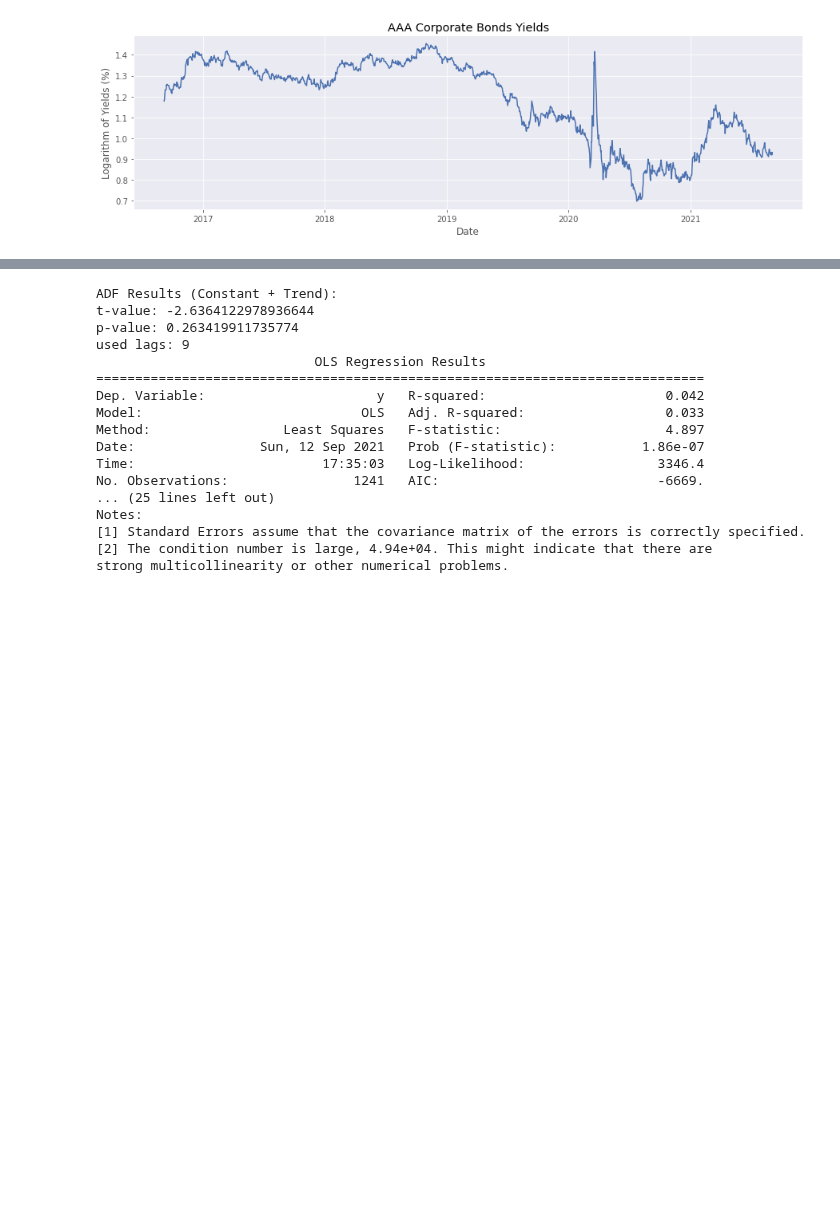
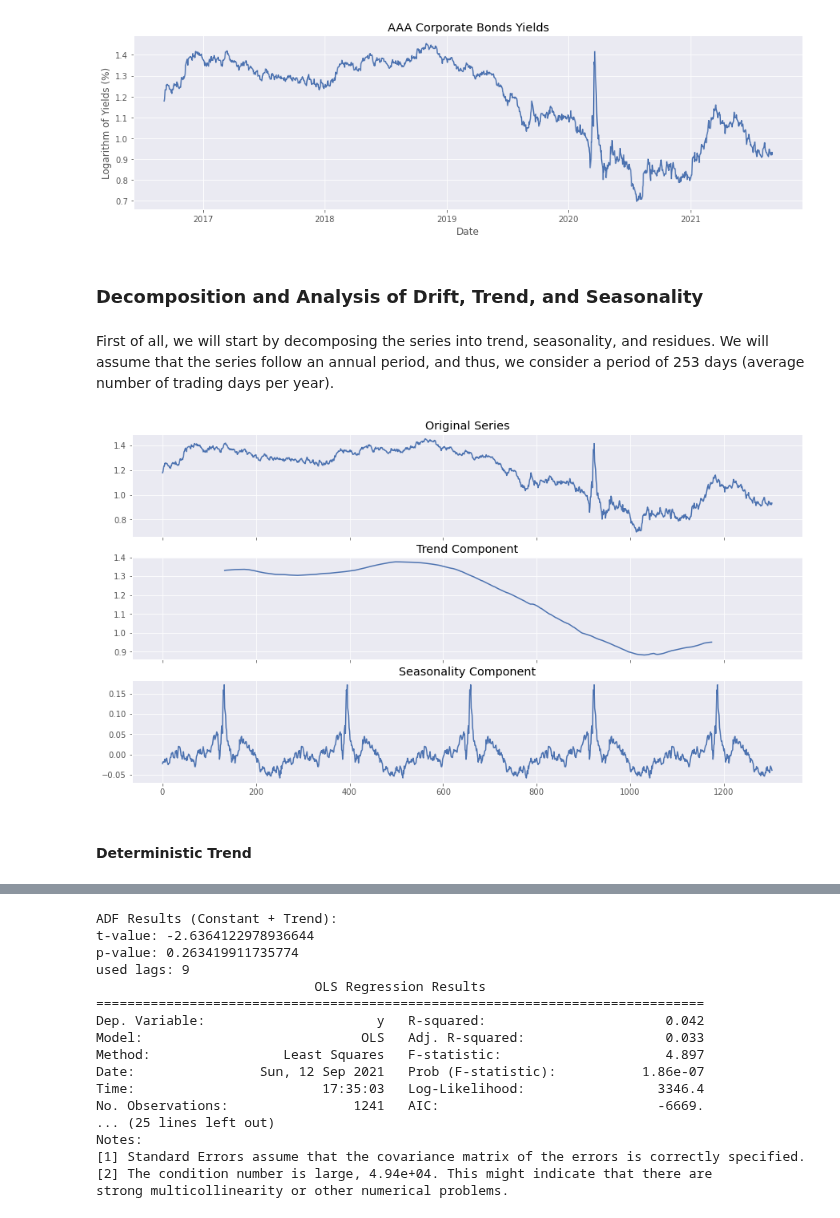
Before and after one commit to daniel-deutsch/FTD, a Jupyter notebook: Econometrics/EA1/main.ipynb, the cells around one changed output, grey strips where cells are left out. Drawn from its saved outputs; the diff is of its cells as text; code cells hidden in the pictures; blank space fills up the shorter version.

Commit message:
corrected deterministic trend and seasonality analysis before ADF test

```diff
--- a/Econometrics/EA1/main.ipynb
+++ b/Econometrics/EA1/main.ipynb
@@ -40,3 +43,25 @@ plt.ylabel("Logarithm of Yields (%)")
 plt.show()
 # %% [output]
 [figure]
+# %% [markdown]
+### Decomposition and Analysis of Drift, Trend, and Seasonality
+# %% [markdown]
+First of all, we will start by decomposing the series into trend, seasonality, and residues. We will assume that the series follow an annual period, and thus, we consider a period of 253 days (average number of trading days per year).
+# %%
+decomposition = seasonal_decompose(df_aaa['value'], model='additive', period=253)
+# %%
+fig, ax = plt.subplots(3, 1, sharex=True, figsize=(15,8))
+
+df_aaa['value'].plot(ax=ax[0])
+decomposition.trend.plot(ax=ax[1])
+decomposition.seasonal.plot(ax=ax[2])
+
+ax[0].set_title("Original Series")
+ax[1].set_title("Trend Component")
+ax[2].set_title("Seasonality Component")
+
+plt.show()
+# %% [output]
+[figure, added]
+# %% [markdown]
+#### Deterministic Trend
```
Also changed, not shown: parts of 21 cells of this notebook.
